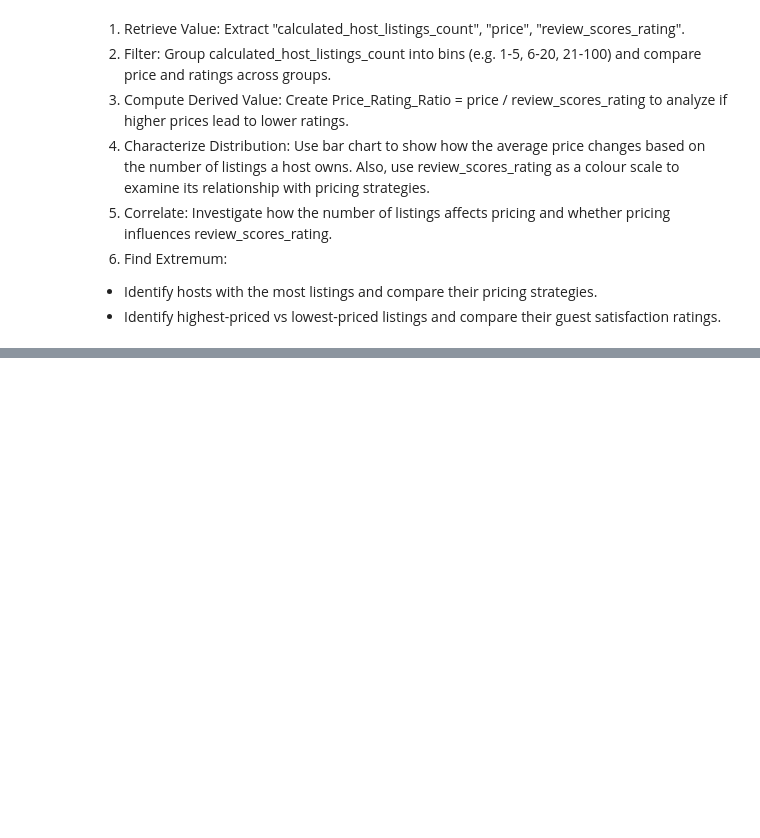
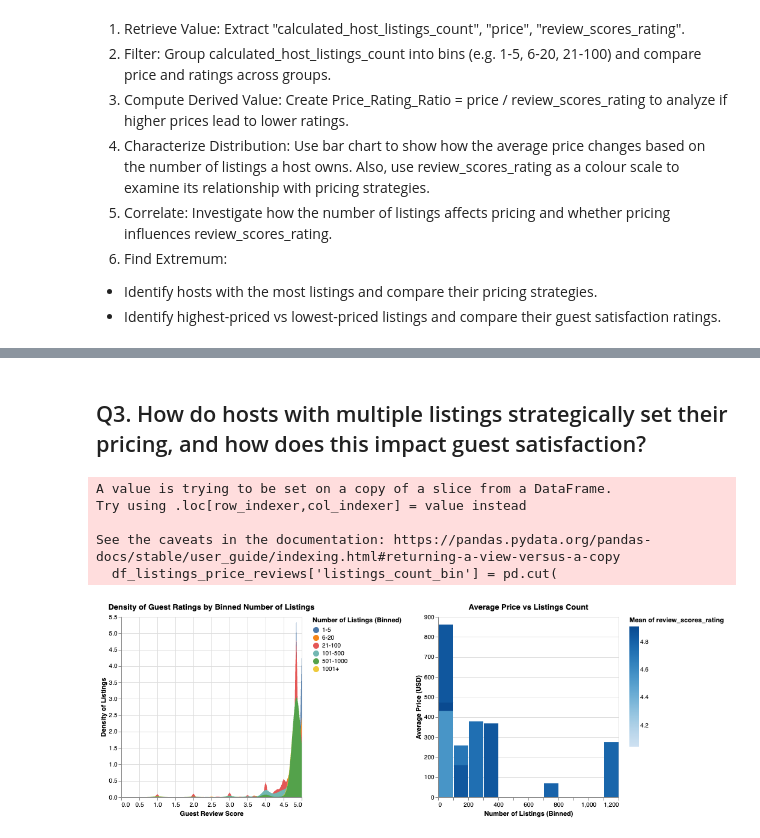
Before and after one commit to erhanjaved/airbnb, a Jupyter notebook: analysis/Ayuho/analysis4.ipynb, the cells around one changed output, grey strips where cells are left out. Cells and saved outputs as stored; diff of their text form; code cells hidden in the pictures; blank space fills up the shorter version.

```diff
--- a/analysis/Ayuho/analysis4.ipynb
+++ b/analysis/Ayuho/analysis4.ipynb
@@ -235,0 +551,58 @@ bar_graph
+# %% [markdown]
+## Q3. How do hosts with multiple listings strategically set their pricing, and how does this impact guest satisfaction?
+# %%
+selection = alt.selection_point(
+    fields=["listings_count_bin"],
+    bind="legend",
+    toggle=True,
+    empty="all"
+)
+
+# bins
+bins = [1, 5, 20, 100, 500, 1000, float('inf')]
+labels = ["1-5", "6-20", "21-100", "101-500", "501-1000", "1001+"]
+
+df_listings_price_reviews['listings_count_bin'] = pd.cut(
+    df_listings_price_reviews['calculated_host_listings_count'],
+    bins=bins,
+    labels=labels,
+    right=False
+)
+
+# Binned Bar
+bar_graph = alt.Chart(df_listings_price_reviews).mark_bar().encode(
+    alt.X("calculated_host_listings_count:Q", bin=alt.BinParams(maxbins=20), title="Number of Listings (Binned)"),
+    alt.Y("mean(price):Q", title="Average Price (USD)"),
+    alt.Color("mean(review_scores_rating):Q"),
+    alt.Tooltip(["calculated_host_listings_count:Q", "mean(price):Q", "mean(review_scores_rating):Q"])
+).properties(
+    title="Average Price vs Listings Count"
+)
+
+# Density Plot
+density_plot = alt.Chart(df_listings_price_reviews).transform_density(
+        'review_scores_rating',
+        as_=['review_scores_rating', 'density'],
+        extent=[0, 5],
+        groupby=['listings_count_bin']).mark_area().add_params(selection).encode(
+        x=alt.X('review_scores_rating:Q', title="Guest Review Score"),
+        y=alt.Y('density:Q', title="Density of Listings"),
+        color=alt.Color('listings_count_bin:N',
+                        title="Number of Listings (Binned)",
+                        sort=["1-5", "6-20", "21-100", "101-500", "501-1000", "1001+"]),
+        opacity=alt.condition(selection,
+                              alt.value(1.0),
+                              alt.value(0.1)),
+        tooltip=['listings_count_bin:N', 'review_scores_rating:Q', 'density:Q']
+    ).properties(
+        title="Density of Guest Ratings by Binned Number of Listings"
+    )
+
+density_plot | bar_graph
+# %% [output]
+A value is trying to be set on a copy of a slice from a DataFrame.
+Try using .loc[row_indexer,col_indexer] = value instead
+
+See the caveats in the documentation: https://pandas.pydata.org/pandas-docs/stable/user_guide/indexing.html#returning-a-view-versus-a-copy
+  df_listings_price_reviews['listings_count_bin'] = pd.cut(
+[figure, added]
```
Also changed, not shown: parts of 9 cells of this notebook.
